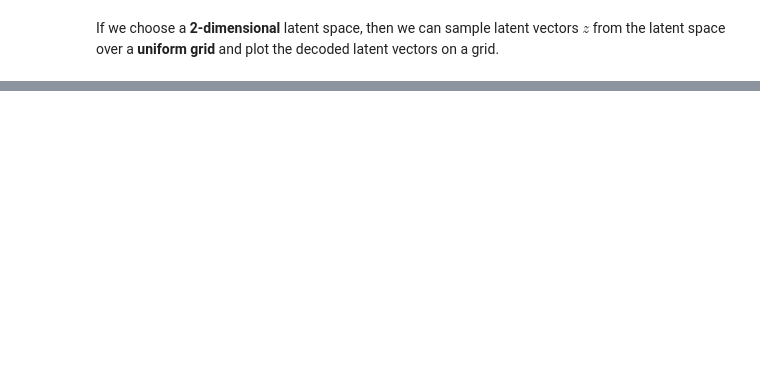
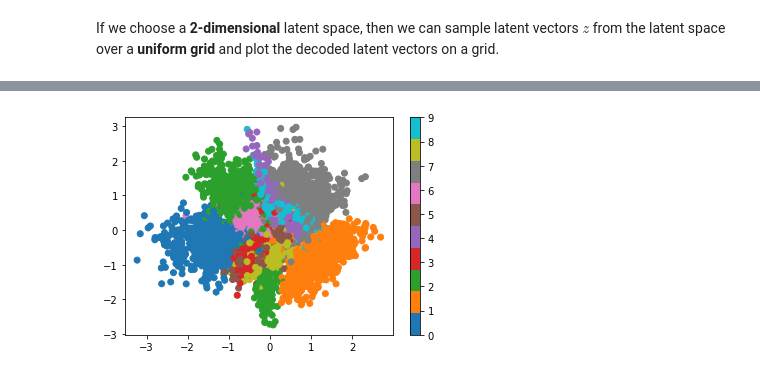
Before and after one commit to thomd/coursera-build-basic-generative-adversarial-networks, a Jupyter notebook: VAE.ipynb, the cells around one changed output, grey strips where cells are left out. Cells and saved outputs as stored; diff of their text form; code cells hidden in the pictures; blank space fills up the shorter version.

```diff
--- a/VAE.ipynb
+++ b/VAE.ipynb
@@ -179,0 +299,8 @@ plt.imshow(img, extent=[*r0, *r1]);
+# %%
+for x, y in testloader:
+    z = vae.encoder(x.to(device))
+    z = z.cpu().detach().numpy()
+    plt.scatter(z[:, 0], z[:, 1], c=y, cmap='tab10')
+plt.colorbar();
+# %% [output]
+[figure, added]
```
Also changed, not shown: parts of 21 cells of this notebook, 5 other files.
